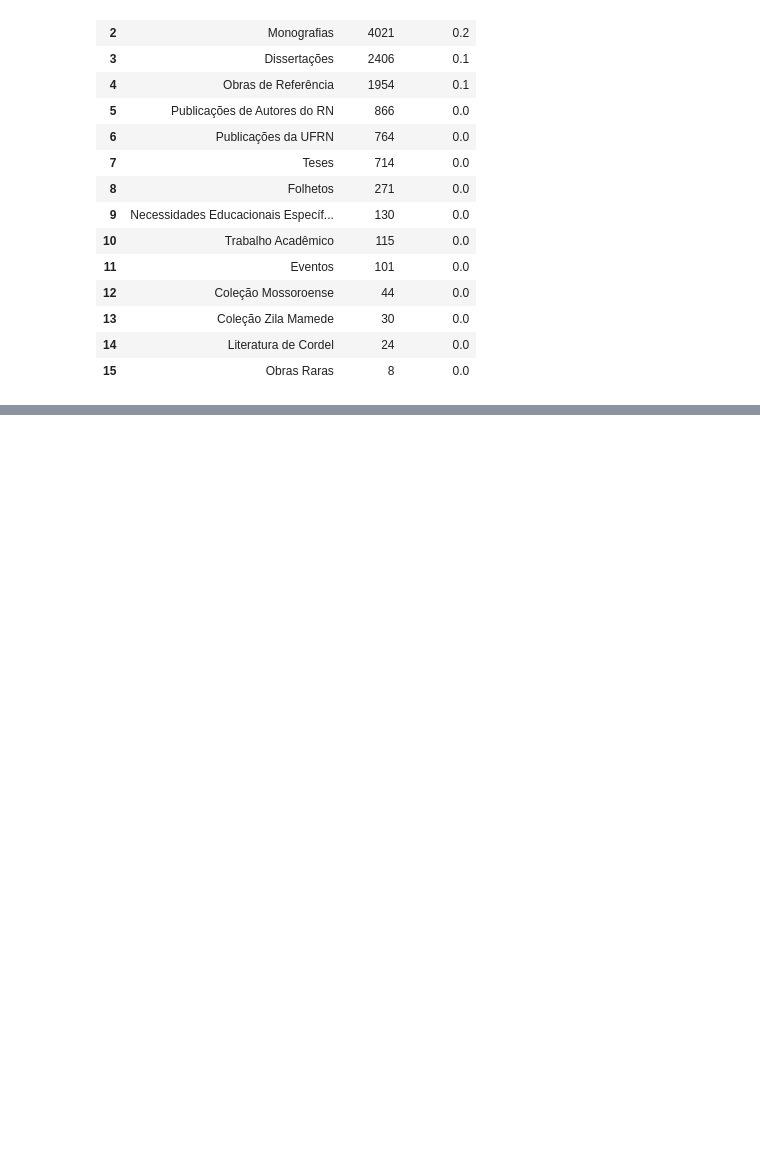
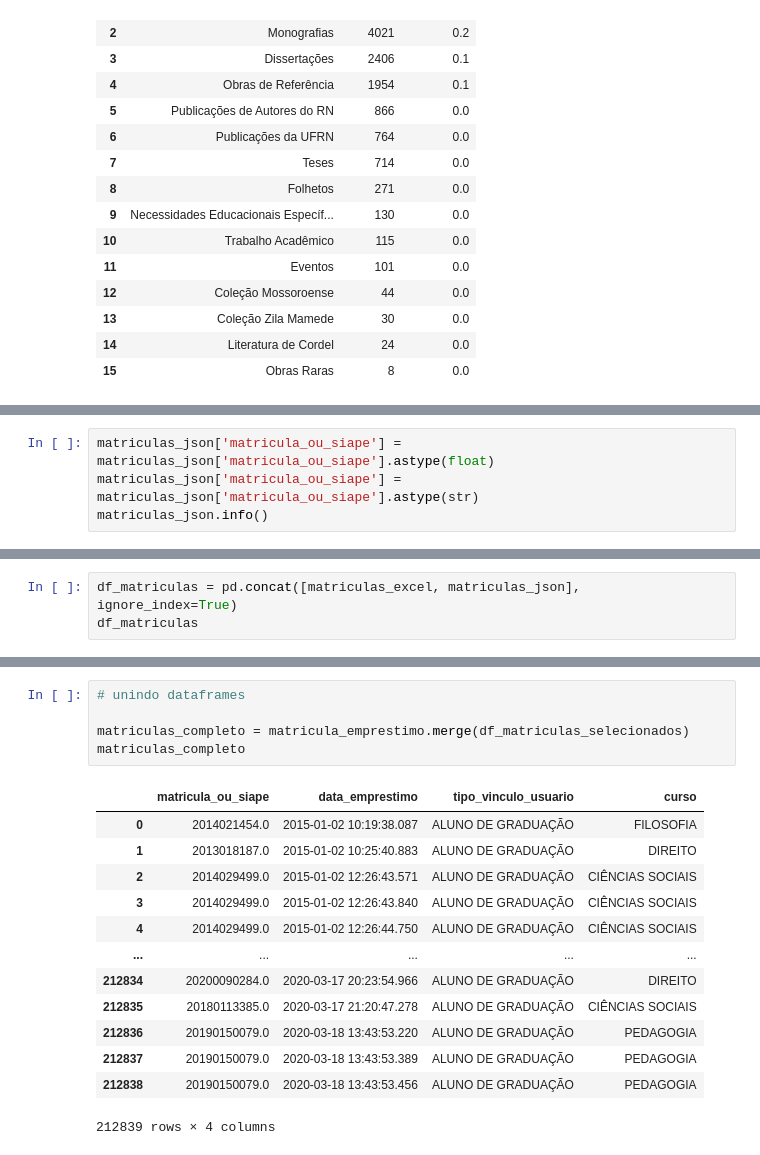
Before and after one commit to tchaparral/7DaysCodeChallenge-Data-Science, a Jupyter notebook: biblioteca_UFRN.ipynb, the cells around one changed output, grey strips where cells are left out. Saved outputs shown, nothing was run; the diff lists cells and outputs as text; blank space fills up the shorter version.

```diff
--- a/biblioteca_UFRN.ipynb
+++ b/biblioteca_UFRN.ipynb
@@ -552,0 +739,4 @@ colecao
+# %%
+matriculas_json['matricula_ou_siape'] = matriculas_json['matricula_ou_siape'].astype(float)
+matriculas_json['matricula_ou_siape'] = matriculas_json['matricula_ou_siape'].astype(str)
+matriculas_json.info()
@@ -552,0 +767,3 @@ colecao
+# %%
+df_matriculas = pd.concat([matriculas_excel, matriculas_json], ignore_index=True)
+df_matriculas
@@ -552,0 +857,19 @@ colecao
+# %%
+# unindo dataframes
+
+matriculas_completo = matricula_emprestimo.merge(df_matriculas_selecionados)
+matriculas_completo
+# %% [output]
+|  | matricula_ou_siape | data_emprestimo | tipo_vinculo_usuario | curso |
+| 0 | 2014021454.0 | 2015-01-02 10:19:38.087 | ALUNO DE GRADUAÇÃO | FILOSOFIA |
+| 1 | 2013018187.0 | 2015-01-02 10:25:40.883 | ALUNO DE GRADUAÇÃO | DIREITO |
+| 2 | 2014029499.0 | 2015-01-02 12:26:43.571 | ALUNO DE GRADUAÇÃO | CIÊNCIAS SOCIAIS |
+| 3 | 2014029499.0 | 2015-01-02 12:26:43.840 | ALUNO DE GRADUAÇÃO | CIÊNCIAS SOCIAIS |
+| 4 | 2014029499.0 | 2015-01-02 12:26:44.750 | ALUNO DE GRADUAÇÃO | CIÊNCIAS SOCIAIS |
+| ... | ... | ... | ... | ... |
+| 212834 | 20200090284.0 | 2020-03-17 20:23:54.966 | ALUNO DE GRADUAÇÃO | DIREITO |
+| 212835 | 20180113385.0 | 2020-03-17 21:20:47.278 | ALUNO DE GRADUAÇÃO | CIÊNCIAS SOCIAIS |
+| 212836 | 20190150079.0 | 2020-03-18 13:43:53.220 | ALUNO DE GRADUAÇÃO | PEDAGOGIA |
+| 212837 | 20190150079.0 | 2020-03-18 13:43:53.389 | ALUNO DE GRADUAÇÃO | PEDAGOGIA |
+| 212838 | 20190150079.0 | 2020-03-18 13:43:53.456 | ALUNO DE GRADUAÇÃO | PEDAGOGIA |
+212839 rows × 4 columns
```
Also changed, not shown: parts of 41 cells of this notebook, 1 other file.
